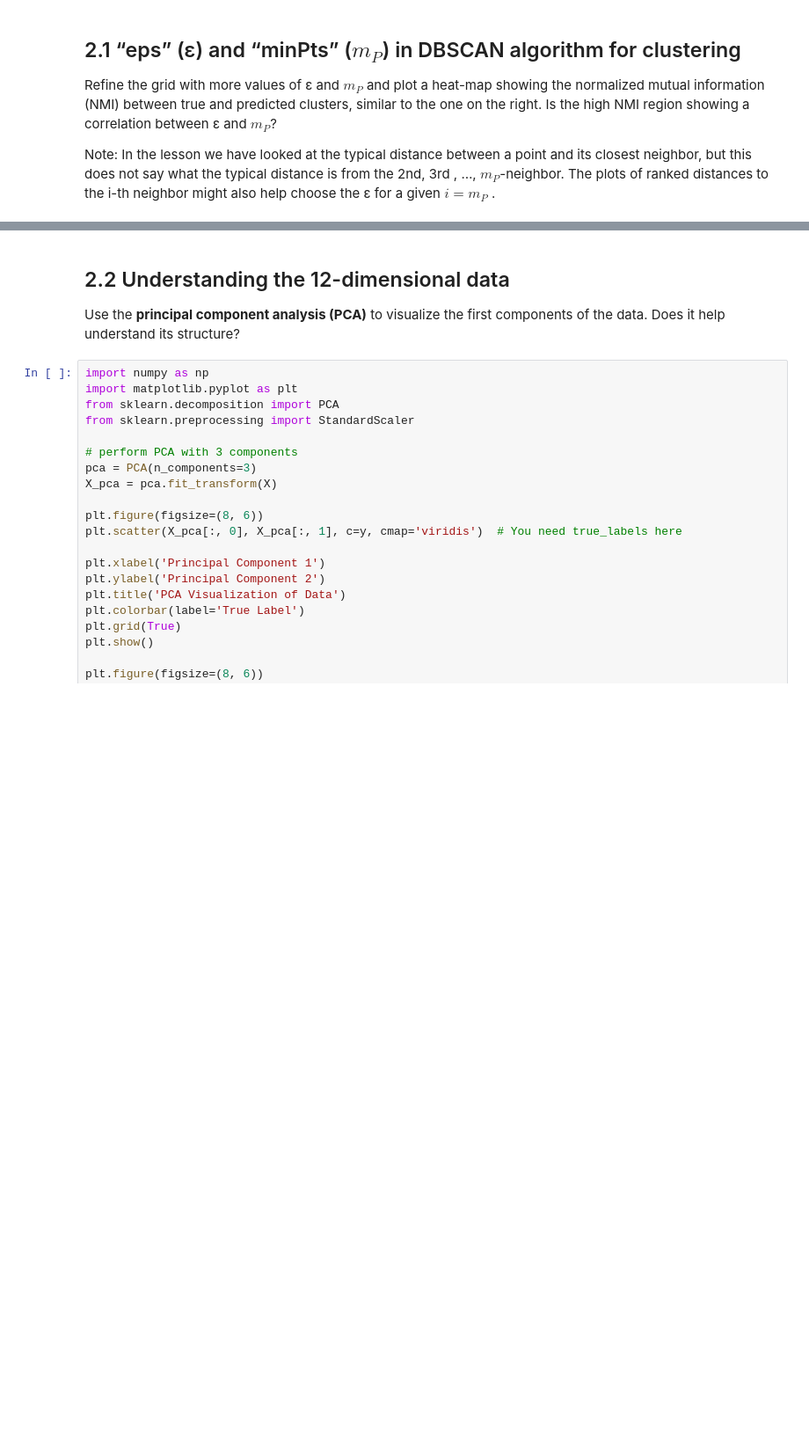
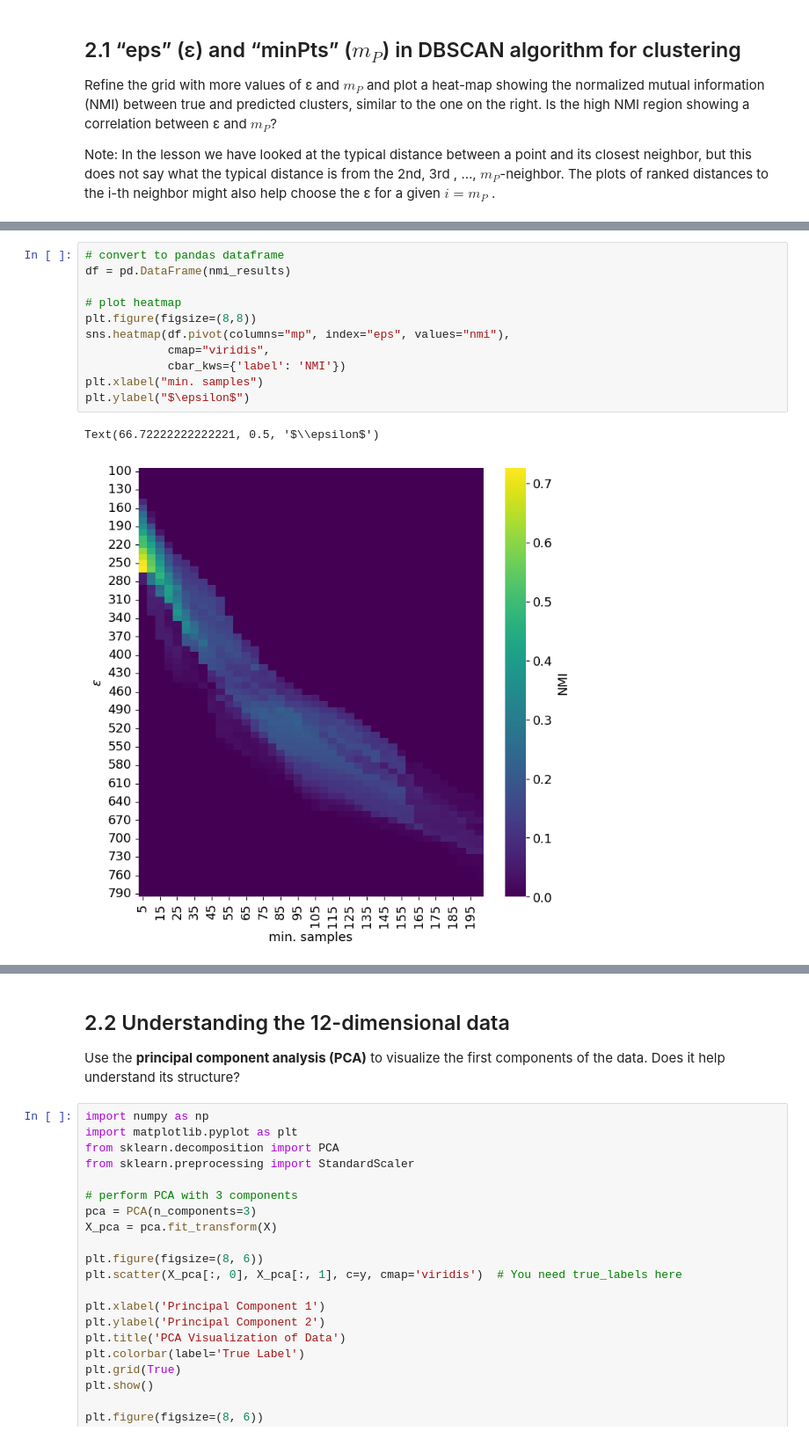
Before and after one commit to lm-schulze/LCP-Mod-B, a Jupyter notebook: Ex2/group2413_exercise2.ipynb, the cells around one changed output, grey strips where cells are left out. Shown at 88% size. Cells and saved outputs as stored; diff of their text form; blank space fills up the shorter version.

```diff
--- a/Ex2/group2413_exercise2.ipynb
+++ b/Ex2/group2413_exercise2.ipynb
@@ -104,0 +162,14 @@ plt.show()
+# %%
+# convert to pandas dataframe
+df = pd.DataFrame(nmi_results)
+
+# plot heatmap
+plt.figure(figsize=(8,8))
+sns.heatmap(df.pivot(columns="mp", index="eps", values="nmi"),
+            cmap="viridis",
+            cbar_kws={'label': 'NMI'})
+plt.xlabel("min. samples")
+plt.ylabel("$\epsilon$")
+# %% [output]
+Text(66.72222222222221, 0.5, '$\\epsilon$')
+[figure, added]
```
Also changed, not shown: parts of 8 cells of this notebook.
